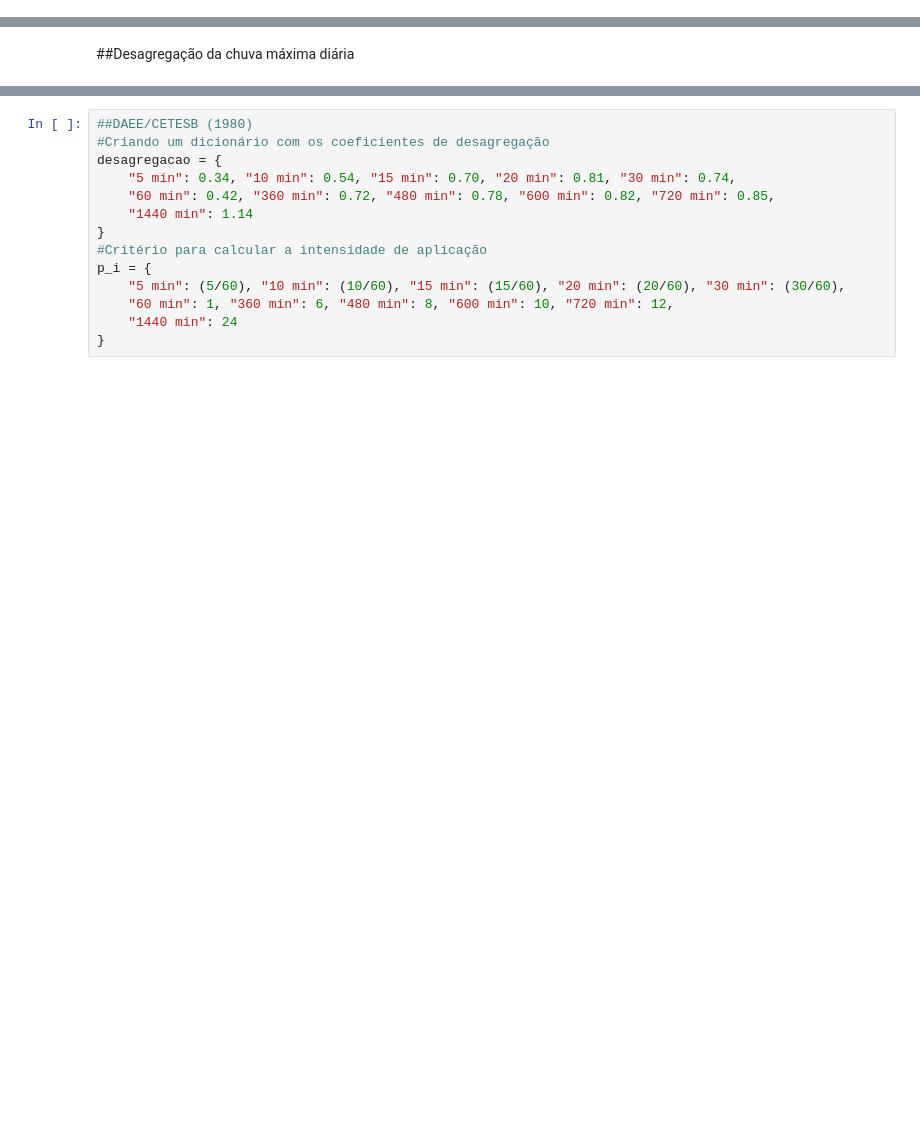
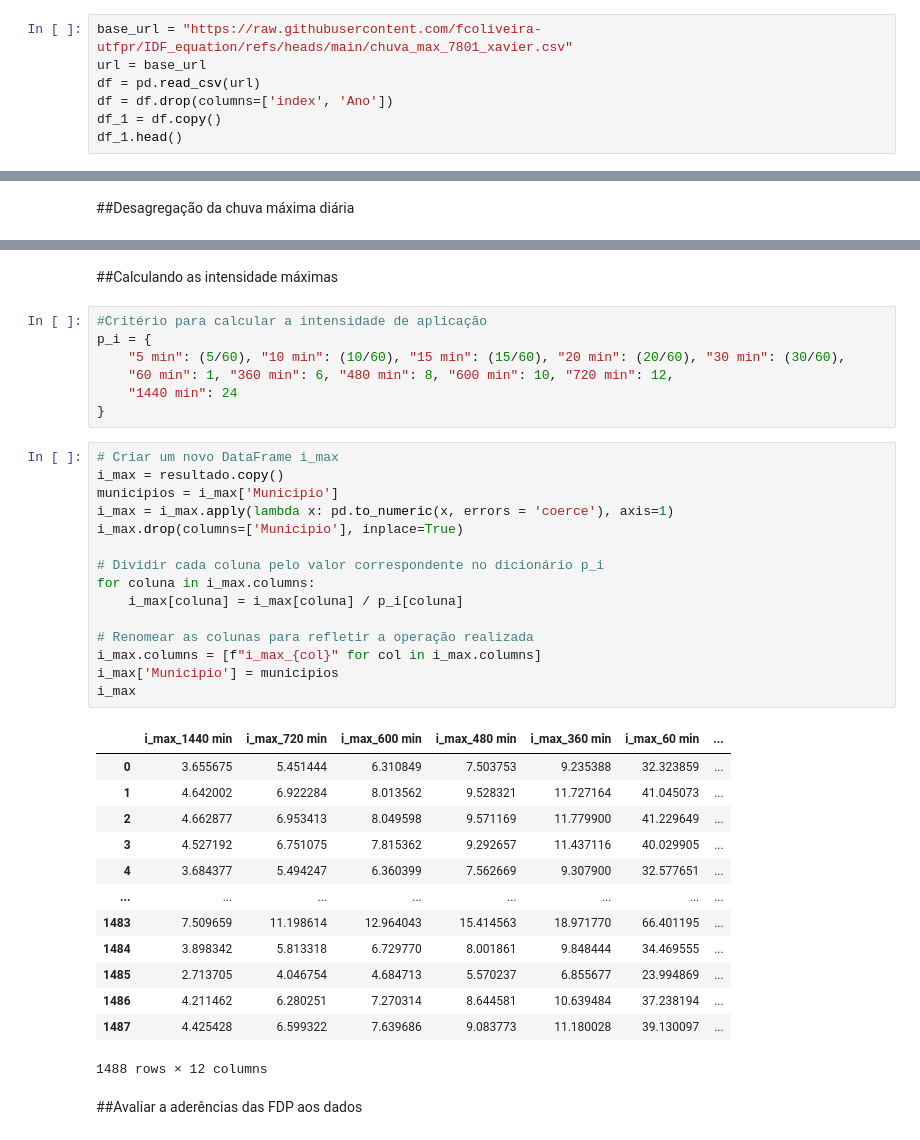
Before and after one commit to fcoliveira-utfpr/IDF_equation, a Jupyter notebook: calibration_IDF_parameters.ipynb, the cells around one changed output, grey strips where cells are left out. Drawn from its saved outputs; the diff is of its cells as text; blank space fills up the shorter version.

```diff
--- a/calibration_IDF_parameters.ipynb
+++ b/calibration_IDF_parameters.ipynb
@@ -24,0 +18,7 @@ EmptyDataError: No columns to parse from file
+# %%
+base_url = "https://raw.githubusercontent.com/fcoliveira-utfpr/IDF_equation/refs/heads/main/chuva_max_7801_xavier.csv"
+url = base_url
+df = pd.read_csv(url)
+df = df.drop(columns=['index', 'Ano'])
+df_1 = df.copy()
+df_1.head()
@@ -27,14 +90,40 @@ EmptyDataError: No columns to parse from file
+# %% [markdown]
+##Calculando as intensidade máximas
 # %%
-##DAEE/CETESB (1980)
-#Criando um dicionário com os coeficientes de desagregação
-desagregacao = {
-    "5 min": 0.34, "10 min": 0.54, "15 min": 0.70, "20 min": 0.81, "30 min": 0.74,
-    "60 min": 0.42, "360 min": 0.72, "480 min": 0.78, "600 min": 0.82, "720 min": 0.85,
-    "1440 min": 1.14
-}
 #Critério para calcular a intensidade de aplicação
 p_i = {
     "5 min": (5/60), "10 min": (10/60), "15 min": (15/60), "20 min": (20/60), "30 min": (30/60),
     "60 min": 1, "360 min": 6, "480 min": 8, "600 min": 10, "720 min": 12,
     "1440 min": 24
 }
+# %%
+# Criar um novo DataFrame i_max
+i_max = resultado.copy()
+municipios = i_max['Municipio']
+i_max = i_max.apply(lambda x: pd.to_numeric(x, errors = 'coerce'), axis=1)
+i_max.drop(columns=['Municipio'], inplace=True)
+
+# Dividir cada coluna pelo valor correspondente no dicionário p_i
+for coluna in i_max.columns:
+    i_max[coluna] = i_max[coluna] / p_i[coluna]
+
+# Renomear as colunas para refletir a operação realizada
+i_max.columns = [f"i_max_{col}" for col in i_max.columns]
+i_max['Municipio'] = municipios
+i_max
+# %% [output]
+|  | i_max_1440 min | i_max_720 min | i_max_600 min | i_max_480 min | i_max_360 min | i_max_60 min | ... |
+| 0 | 3.655675 | 5.451444 | 6.310849 | 7.503753 | 9.235388 | 32.323859 | ... |
+| 1 | 4.642002 | 6.922284 | 8.013562 | 9.528321 | 11.727164 | 41.045073 | ... |
+| 2 | 4.662877 | 6.953413 | 8.049598 | 9.571169 | 11.779900 | 41.229649 | ... |
+| 3 | 4.527192 | 6.751075 | 7.815362 | 9.292657 | 11.437116 | 40.029905 | ... |
+| 4 | 3.684377 | 5.494247 | 6.360399 | 7.562669 | 9.307900 | 32.577651 | ... |
+| ... | ... | ... | ... | ... | ... | ... | ... |
+| 1483 | 7.509659 | 11.198614 | 12.964043 | 15.414563 | 18.971770 | 66.401195 | ... |
+| 1484 | 3.898342 | 5.813318 | 6.729770 | 8.001861 | 9.848444 | 34.469555 | ... |
+| 1485 | 2.713705 | 4.046754 | 4.684713 | 5.570237 | 6.855677 | 23.994869 | ... |
+| 1486 | 4.211462 | 6.280251 | 7.270314 | 8.644581 | 10.639484 | 37.238194 | ... |
+| 1487 | 4.425428 | 6.599322 | 7.639686 | 9.083773 | 11.180028 | 39.130097 | ... |
+1488 rows × 12 columns
+# %% [markdown]
+##Avaliar a aderências das FDP aos dados
```
Also changed, not shown: parts of 5 cells of this notebook.
